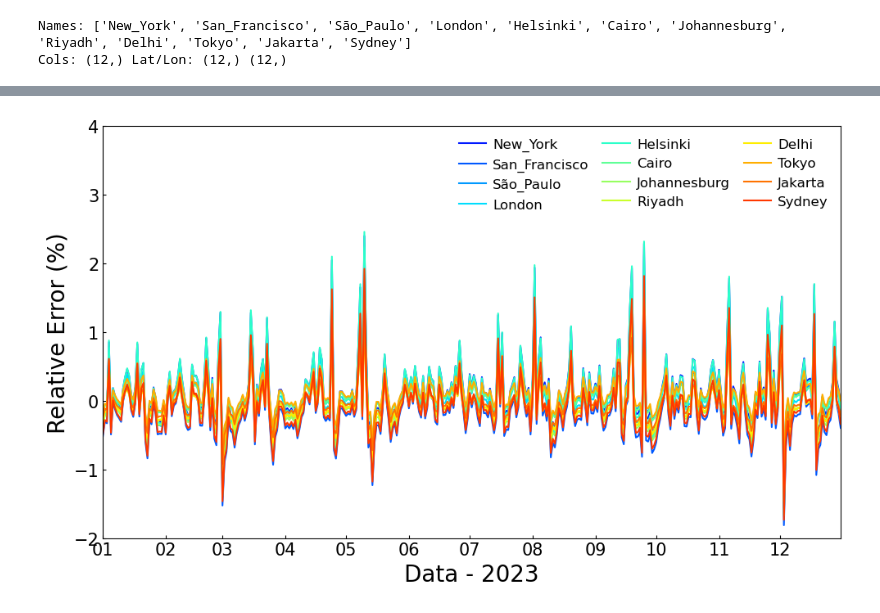
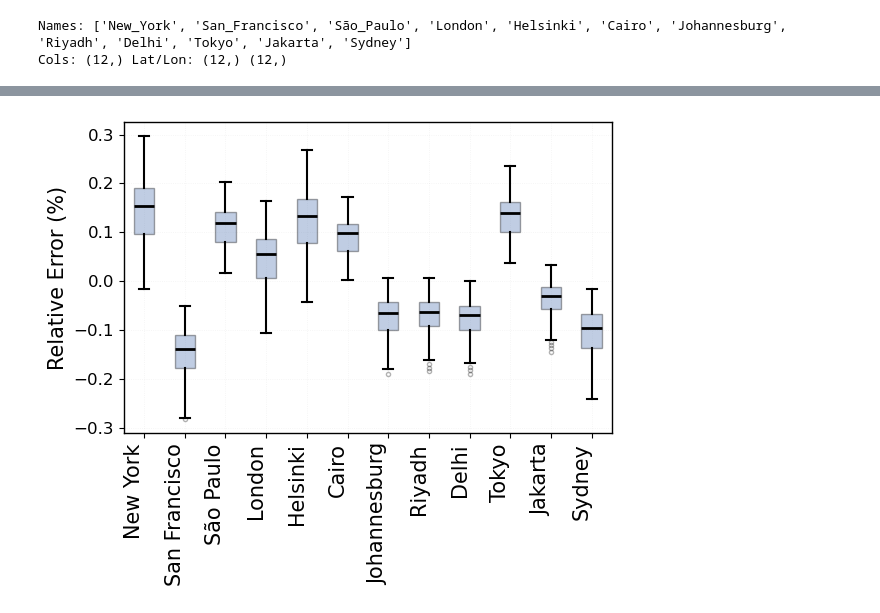
Before and after one commit to kkazuma19/CosmicRays-Operator, a Jupyter notebook: analysis/baseline/loc.ipynb, the cells around one changed output, grey strips where cells are left out. Drawn from its saved outputs; the diff is of its cells as text; code cells hidden in the pictures.

```diff
--- a/analysis/baseline/loc.ipynb
+++ b/analysis/baseline/loc.ipynb
@@ -358,28 +367,31 @@ targets_city = targets[:, cols, :]
 # compute relative error per city
 rel_errors = (pred_city.squeeze(-1) - targets_city.squeeze(-1)) / np.maximum(targets_city.squeeze(-1), 1e-6) * 100
 dates = tgt_dates[test_mask]
-fig, ax = plt.subplots(figsize=(10, 6))
-for i, name in enumerate(names):
-    ax.plot(dates,
-        rel_errors[:, i],
-        label=name,
-        color=colors[i]
-    )
-
-ax.legend(ncol=3, fontsize=12, frameon=False,
-          columnspacing=1.0, handletextpad=0.5, handlelength=2.0, loc='upper right')
-ax.set_xlim(dates[0], dates[-1])
-ax.xaxis.set_major_locator(month_locator)
-ax.xaxis.set_major_formatter(month_fmt)
-ax.set_ylim(-2, 4)
-
-ax.set_xlabel("Data - 2023", fontsize=20)
-ax.set_ylabel("Relative Error (%)", fontsize=20)
-
-# tick label size
-ax.tick_params(axis='both', direction='in', length=3, width=0.8, labelsize=15)
-plt.tight_layout()
-plt.savefig("analysis/baseline/figures/loc_relative_errors.png", bbox_inches="tight", dpi=300)
-plt.show()
-# %% [output]
-[figure, removed]
+# %%
+fig, ax = plt.subplots(figsize=(6, 5))
+
+# rel_errors: shape = (365 days, 12 cities)
+# we need one box PER CITY → input: (cities, samples)
+data = [rel_errors[:, i] for i in range(rel_errors.shape[1])]
+
+ax.boxplot(data,
+           patch_artist=True,
+           medianprops=dict(color="black", linewidth=2),
+           boxprops=dict(facecolor="#4C72B0", alpha=0.35),
+           whiskerprops=dict(color="black", linewidth=1.5),
+           capprops=dict(color="black", linewidth=1.5),
+           flierprops=dict(marker='o', markersize=3, alpha=0.3))
+
+ax.set_xticks(np.arange(1, len(names)+1))
+ax.set_xticklabels([n.replace("_"," ") for n in names],
+                   rotation=90, ha='right', fontsize=15)
+
+ax.set_ylabel("Relative Error (%)", fontsize=15)
+#ax.set_title("City-wise Relative Error Distribution (2023)", fontsize=18)
+
+ax.grid(alpha=0.15, linestyle=":", linewidth=0.6)
+plt.tight_layout()
+plt.savefig("analysis/baseline/figures/loc_error_boxplot_correct.png",dpi=300, bbox_inches="tight")
+plt.show()
+# %% [output]
+[figure, added]
```
Also changed, not shown: parts of 6 cells of this notebook, 12 other files.
